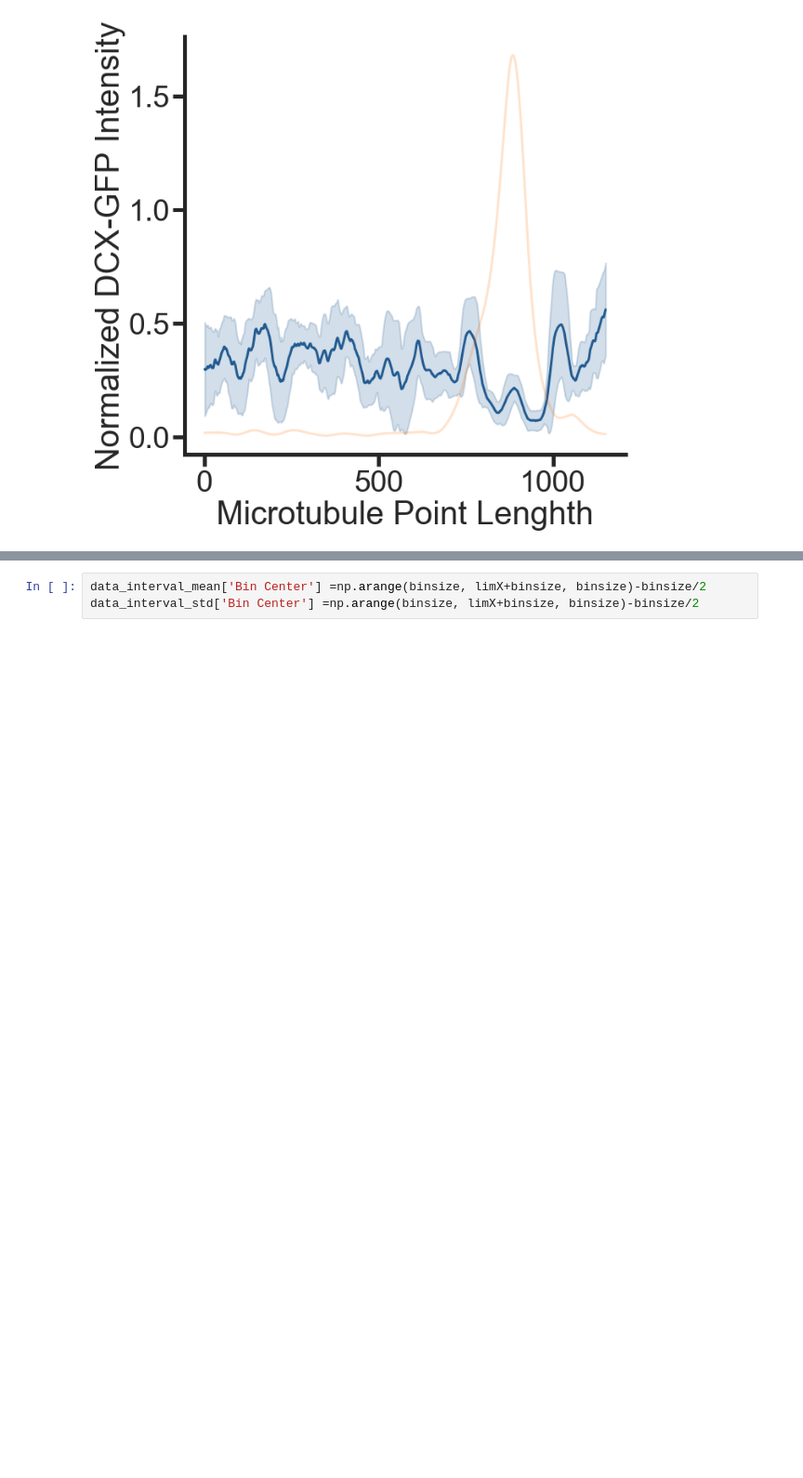
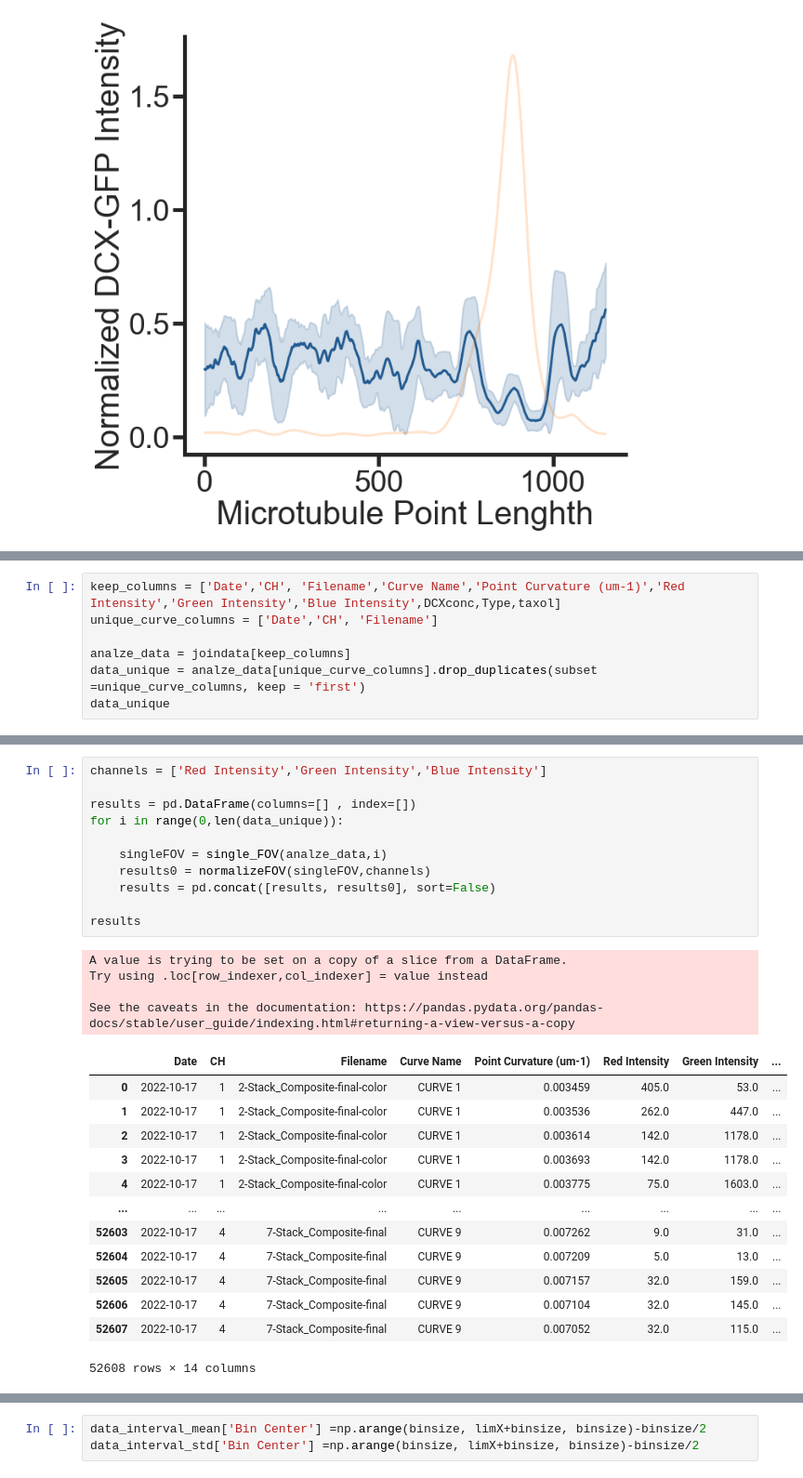
Before and after one commit to sofiacruzt/sofia-brouhardlab, a Jupyter notebook: curvature_taxol/curvature.ipynb, the cells around one changed output, grey strips where cells are left out. Shown at 93% size. Cells and saved outputs as stored; diff of their text form; blank space fills up the shorter version.

```diff
--- a/curvature_taxol/curvature.ipynb
+++ b/curvature_taxol/curvature.ipynb
@@ -383,0 +386,7 @@ plt.savefig(path/('curvature_dcx_'+date_today+'.svg'))
+# %%
+keep_columns = ['Date','CH', 'Filename','Curve Name','Point Curvature (um-1)','Red Intensity','Green Intensity','Blue Intensity',DCXconc,Type,taxol]
+unique_curve_columns = ['Date','CH', 'Filename']
+
+analze_data = joindata[keep_columns]
+data_unique = analze_data[unique_curve_columns].drop_duplicates(subset =unique_curve_columns, keep = 'first')
+data_unique
@@ -383,0 +427,29 @@ plt.savefig(path/('curvature_dcx_'+date_today+'.svg'))
+# %%
+channels = ['Red Intensity','Green Intensity','Blue Intensity']
+
+results = pd.DataFrame(columns=[] , index=[])
+for i in range(0,len(data_unique)):
+
+    singleFOV = single_FOV(analze_data,i)
+    results0 = normalizeFOV(singleFOV,channels)
+    results = pd.concat([results, results0], sort=False)
+
+results
+# %% [output]
+A value is trying to be set on a copy of a slice from a DataFrame.
+Try using .loc[row_indexer,col_indexer] = value instead
+
+See the caveats in the documentation: https://pandas.pydata.org/pandas-docs/stable/user_guide/indexing.html#returning-a-view-versus-a-copy
+|  | Date | CH | Filename | Curve Name | Point Curvature (um-1) | Red Intensity | Green Intensity | ... |
+| 0 | 2022-10-17 | 1 | 2-Stack_Composite-final-color | CURVE 1 | 0.003459 | 405.0 | 53.0 | ... |
+| 1 | 2022-10-17 | 1 | 2-Stack_Composite-final-color | CURVE 1 | 0.003536 | 262.0 | 447.0 | ... |
+| 2 | 2022-10-17 | 1 | 2-Stack_Composite-final-color | CURVE 1 | 0.003614 | 142.0 | 1178.0 | ... |
+| 3 | 2022-10-17 | 1 | 2-Stack_Composite-final-color | CURVE 1 | 0.003693 | 142.0 | 1178.0 | ... |
+| 4 | 2022-10-17 | 1 | 2-Stack_Composite-final-color | CURVE 1 | 0.003775 | 75.0 | 1603.0 | ... |
+| ... | ... | ... | ... | ... | ... | ... | ... | ... |
+| 52603 | 2022-10-17 | 4 | 7-Stack_Composite-final | CURVE 9 | 0.007262 | 9.0 | 31.0 | ... |
+| 52604 | 2022-10-17 | 4 | 7-Stack_Composite-final | CURVE 9 | 0.007209 | 5.0 | 13.0 | ... |
+| 52605 | 2022-10-17 | 4 | 7-Stack_Composite-final | CURVE 9 | 0.007157 | 32.0 | 159.0 | ... |
+| 52606 | 2022-10-17 | 4 | 7-Stack_Composite-final | CURVE 9 | 0.007104 | 32.0 | 145.0 | ... |
+| 52607 | 2022-10-17 | 4 | 7-Stack_Composite-final | CURVE 9 | 0.007052 | 32.0 | 115.0 | ... |
+52608 rows × 14 columns
```
Also changed, not shown: parts of 9 cells of this notebook.
